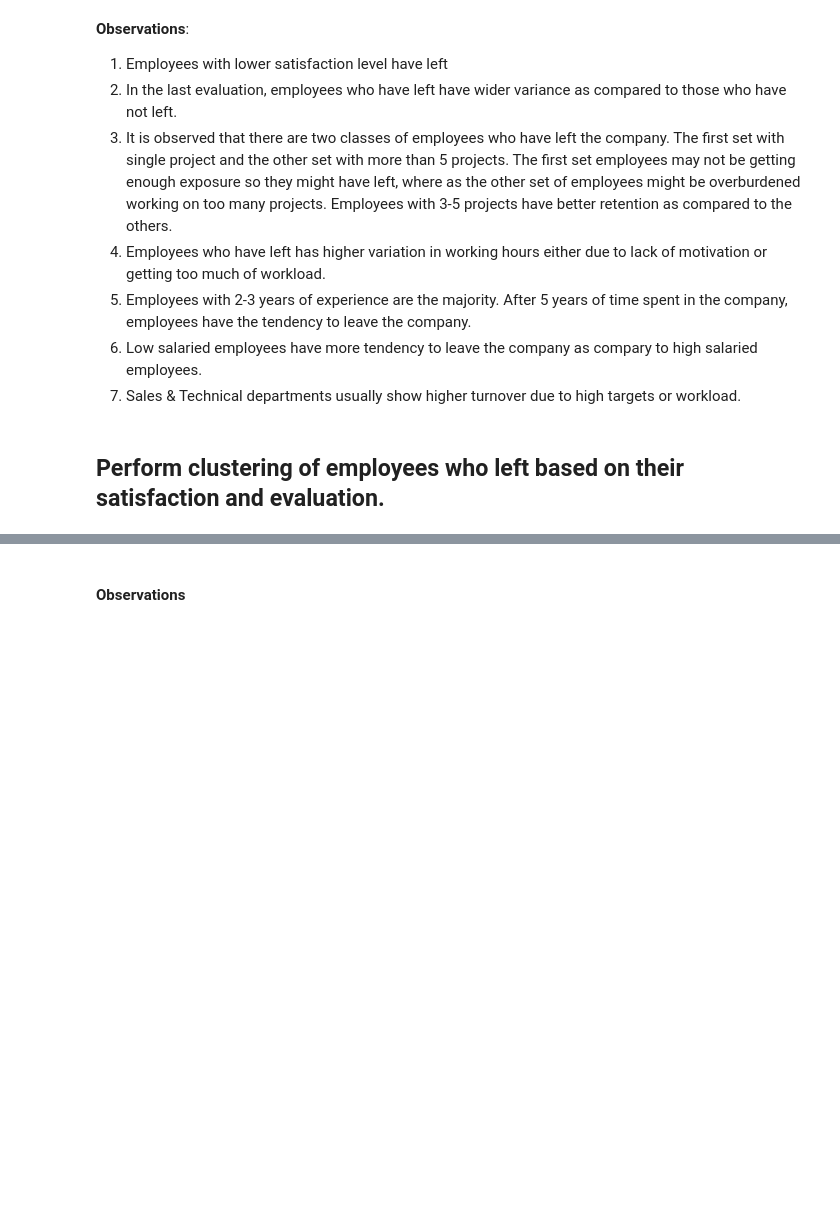
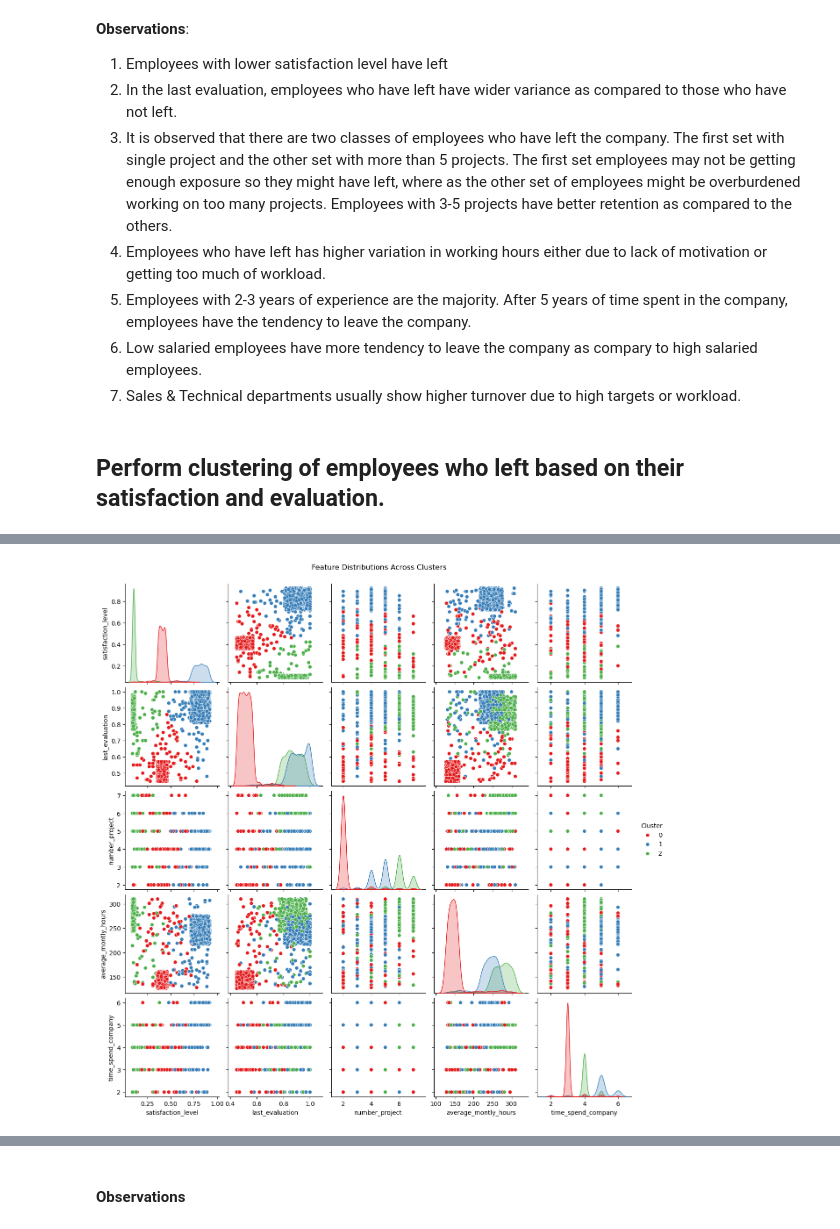
Before and after one commit to aaditya-wangikar/Employee-turnover-analytics, a Jupyter notebook: Employee_turnover_analytics.ipynb, the cells around one changed output, grey strips where cells are left out. Saved outputs shown, nothing was run; the diff lists cells and outputs as text; code cells hidden in the pictures; blank space fills up the shorter version.

```diff
--- a/Employee_turnover_analytics.ipynb
+++ b/Employee_turnover_analytics.ipynb
@@ -243,0 +278,14 @@ plt.show()
+# %%
+# Add cluster labels to employees who left
+df_left = df[df['left'] == 1].copy()
+df_left['Cluster'] = clusters
+
+# Group by clusters to get mean values
+cluster_summary = df_left.groupby('Cluster')[['satisfaction_level', 'last_evaluation',
+                                              'number_project', 'average_montly_hours',
+                                              'time_spend_company']].mean()
+
+# Add count of employees in each cluster
+cluster_summary['Employee_Count'] = df_left['Cluster'].value_counts()
+
+print(cluster_summary)
@@ -243,0 +304,7 @@ plt.show()
+# %%
+sns.pairplot(df_left, vars=["satisfaction_level", "last_evaluation", "number_project", 'average_montly_hours',  'time_spend_company'],
+             hue="Cluster", palette="Set1", diag_kind="kde")
+plt.suptitle("Feature Distributions Across Clusters", y=1.02)
+plt.show()
+# %% [output]
+[figure, added]
```
Also changed, not shown: parts of 35 cells of this notebook.
